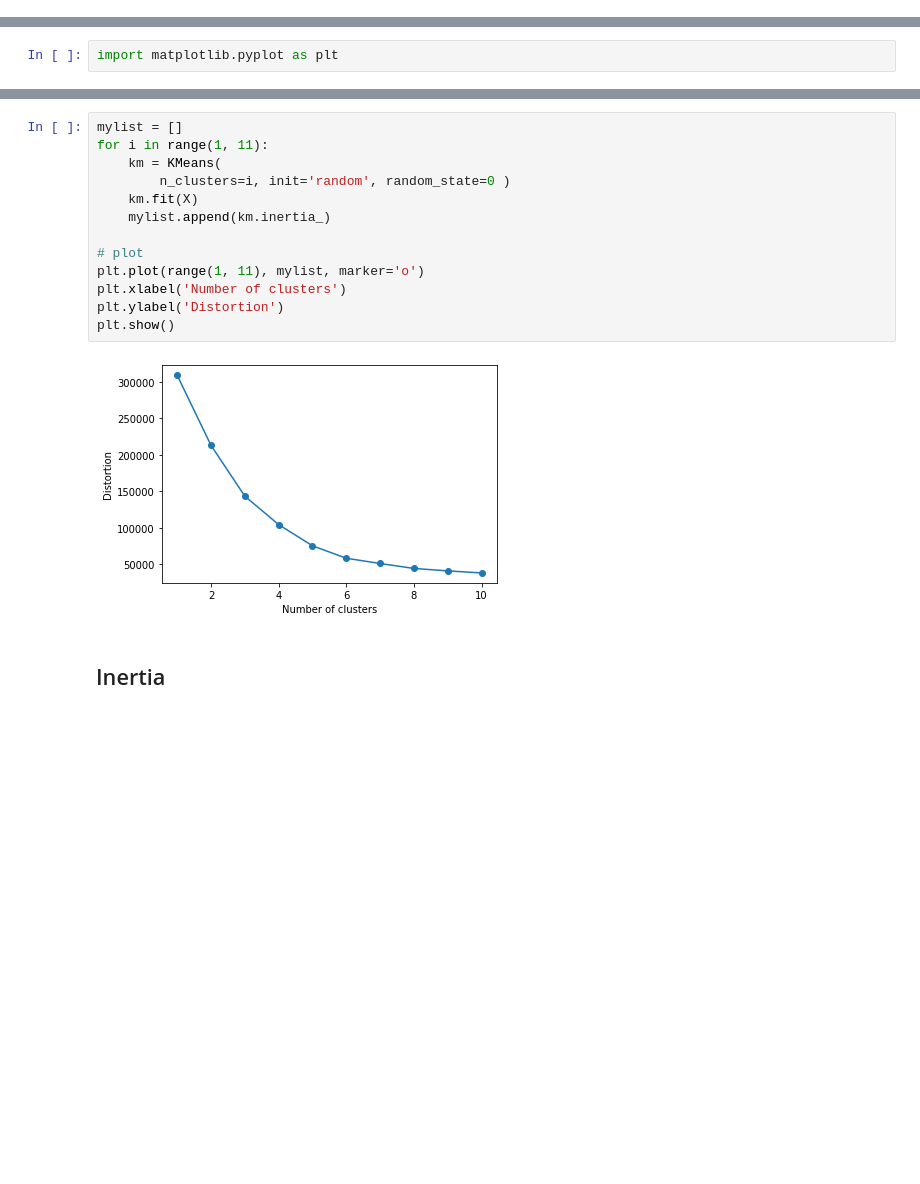
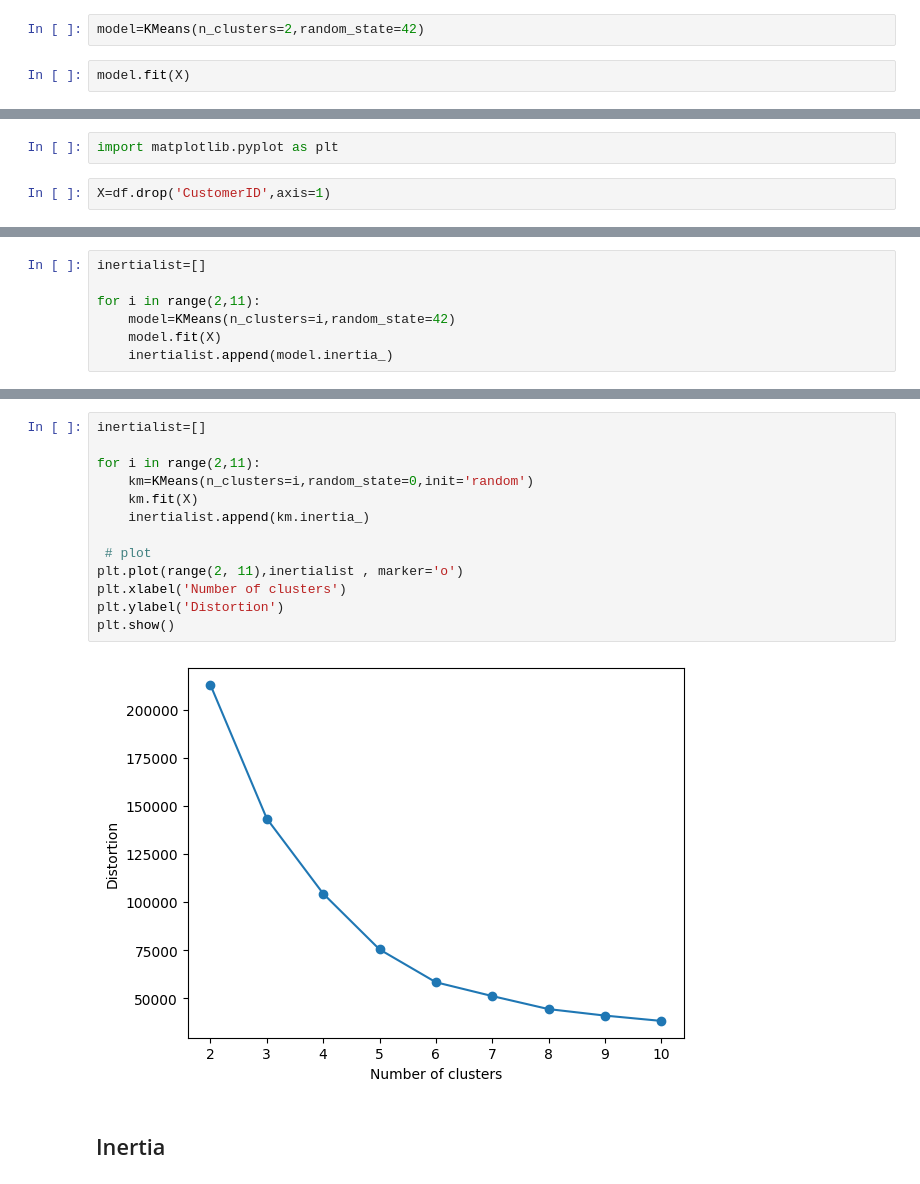
Before and after one commit to Jnjerry/Learning, a Jupyter notebook: Machine Learning/Unsupervised/k-means Clustering.ipynb, the cells around one changed output, grey strips where cells are left out. Cells and saved outputs as stored; diff of their text form; blank space fills up the shorter version.

```diff
--- a/Machine Learning/Unsupervised/k-means Clustering.ipynb
+++ b/Machine Learning/Unsupervised/k-means Clustering.ipynb
@@ -137,0 +156,4 @@ from sklearn.cluster import KMeans
+# %%
+model=KMeans(n_clusters=2,random_state=42)
+# %%
+model.fit(X)
@@ -138,2 +166,4 @@ from sklearn.cluster import KMeans
 # %%
 import matplotlib.pyplot as plt
+# %%
+X=df.drop('CustomerID',axis=1)
@@ -139,0 +172,7 @@ import matplotlib.pyplot as plt
+# %%
+inertialist=[]
+
+for i in range(2,11):
+    model=KMeans(n_clusters=i,random_state=42)
+    model.fit(X)
+    inertialist.append(model.inertia_)
@@ -140,18 +192,18 @@ import matplotlib.pyplot as plt
 # %%
-mylist = []
-for i in range(1, 11):
-    km = KMeans(
-        n_clusters=i, init='random', random_state=0 )
+inertialist=[]
+
+for i in range(2,11):
+    km=KMeans(n_clusters=i,random_state=0,init='random')
     km.fit(X)
-    mylist.append(km.inertia_)
+    inertialist.append(km.inertia_)
 
-# plot
-plt.plot(range(1, 11), mylist, marker='o')
+ # plot
+plt.plot(range(2, 11),inertialist , marker='o')
 plt.xlabel('Number of clusters')
 plt.ylabel('Distortion')
 plt.show()
 # %% [output]
-[figure, old version]
+[figure, new version]
 # %% [markdown]
 ##  Inertia
 # %% [markdown]
```
Also changed, not shown: parts of 40 cells of this notebook.
